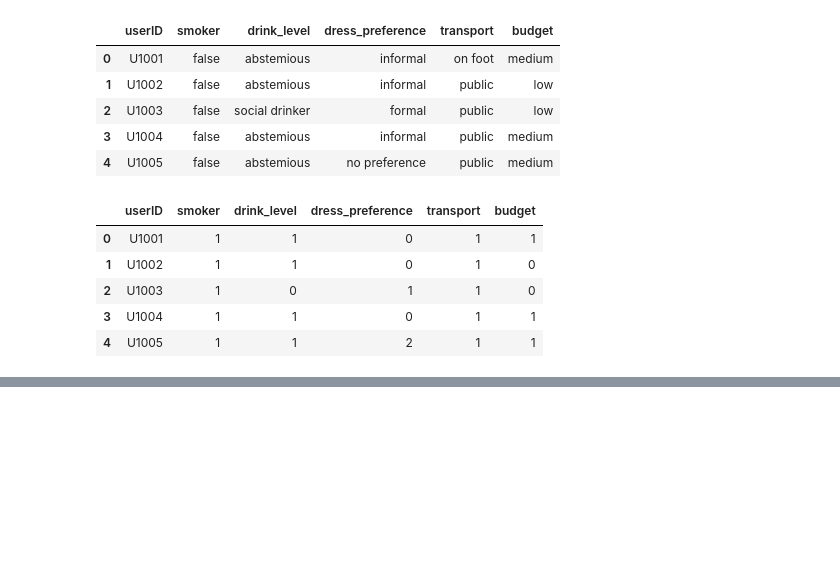
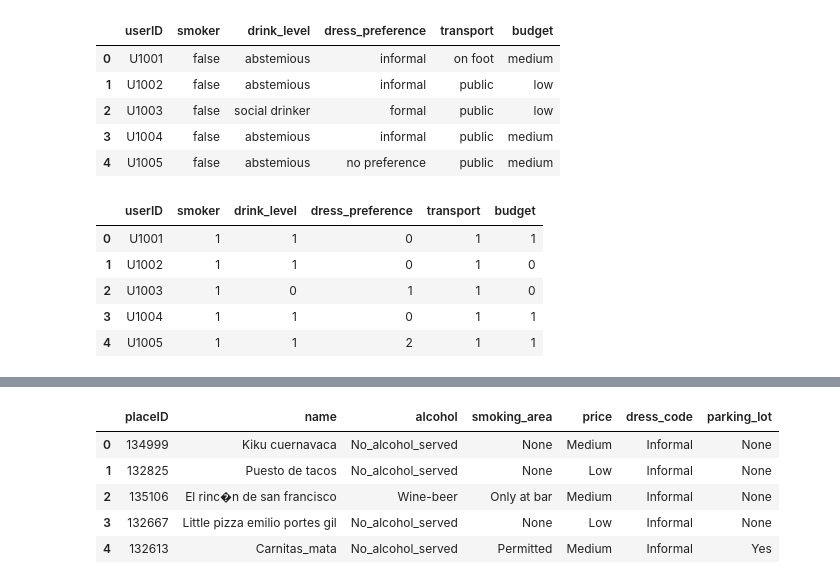
Before and after one commit to jorgeserranodelcerro/TFM_recommender_system, a Jupyter notebook: TFM.ipynb, the cells around one changed output, grey strips where cells are left out. Saved outputs shown, nothing was run; the diff lists cells and outputs as text; code cells hidden in the pictures; blank space fills up the shorter version.

```diff
--- a/TFM.ipynb
+++ b/TFM.ipynb
@@ -480,11 +480,11 @@ array(['public', 'none', 'yes', 'valet parking', 'fee', 'street',
 # %%
 def CodeParking(parking):
     if parking.upper()=='NONE':
-        return 0
+        return 'None'
     elif parking.upper()=='YES':
-        return 2
+        return 'Yes'
     else:
-        return 1
+        return 'Other'
 # %%
 rParking_Clear=rParking.copy()
 rParking_Clear["parking_lot"]=rParking_Clear["parking_lot"].map(CodeParking)
@@ -632,0 +644,16 @@ uPerfil_Clear.to_csv(os.path.join('Data/','uPerfil_Clear.csv'))
+# %%
+rInfo=geoplaces2[['placeID','name','alcohol','smoking_area','price','dress_code']]
+rInfo=pd.merge(rInfo,rParking_Clear, how='inner', on='placeID')
+rInfo['name']=rInfo['name'].str.capitalize()
+rInfo['alcohol']=rInfo['alcohol'].str.capitalize()
+rInfo['smoking_area']=rInfo['smoking_area'].str.capitalize()
+rInfo['price']=rInfo['price'].str.capitalize()
+rInfo['dress_code']=rInfo['dress_code'].str.capitalize()
+rInfo.head()
+# %% [output]
+|  | placeID | name | alcohol | smoking_area | price | dress_code | parking_lot |
+| 0 | 134999 | Kiku cuernavaca | No_alcohol_served | None | Medium | Informal | None |
+| 1 | 132825 | Puesto de tacos | No_alcohol_served | None | Low | Informal | None |
+| 2 | 135106 | El rinc�n de san francisco | Wine-beer | Only at bar | Medium | Informal | None |
+| 3 | 132667 | Little pizza emilio portes gil | No_alcohol_served | None | Low | Informal | None |
+| 4 | 132613 | Carnitas_mata | No_alcohol_served | Permitted | Medium | Informal | Yes |
```
Also changed, not shown: parts of 6 cells of this notebook, 3 other files.
